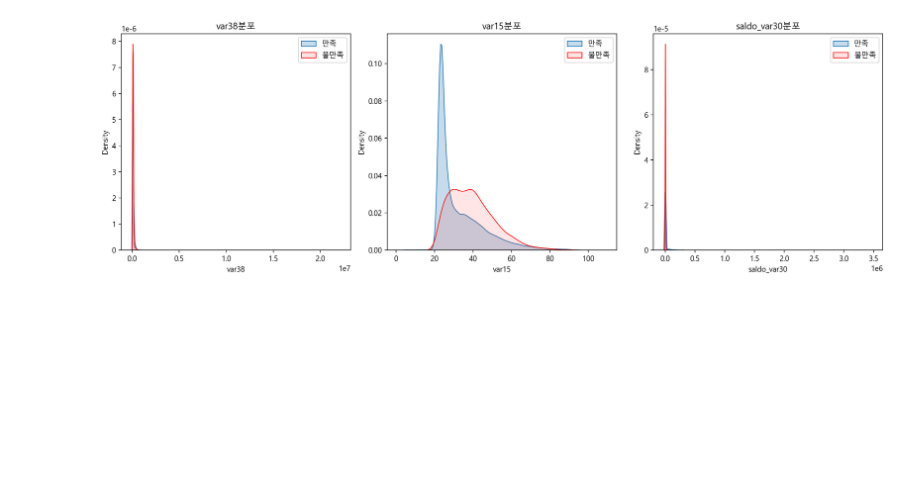
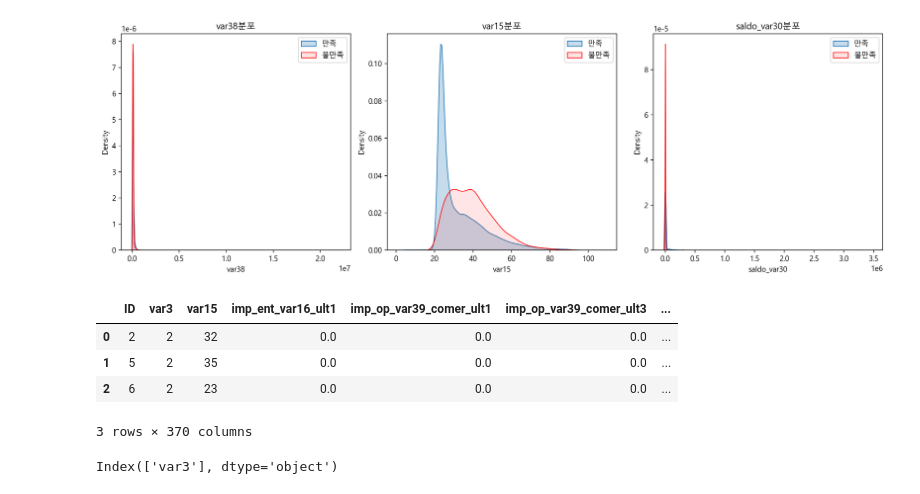
Before and after one commit to jihuikim45/hipython_rep, a Jupyter notebook: 고객만족예측/santander.ipynb, the cells around one changed output. Cells and saved outputs as stored; diff of their text form; code cells hidden in the pictures; blank space fills up the shorter version.

```diff
--- a/고객만족예측/santander.ipynb
+++ b/고객만족예측/santander.ipynb
@@ -733,0 +736,12 @@ This will become an error in seaborn v0.14.0; please update your code.
+# %%
+df_1.head(3)
+# %% [output]
+|  | ID | var3 | var15 | imp_ent_var16_ult1 | imp_op_var39_comer_ult1 | imp_op_var39_comer_ult3 | ... |
+| 0 | 2 | 2 | 32 | 0.0 | 0.0 | 0.0 | ... |
+| 1 | 5 | 2 | 35 | 0.0 | 0.0 | 0.0 | ... |
+| 2 | 6 | 2 | 23 | 0.0 | 0.0 | 0.0 | ... |
+3 rows × 370 columns
+# %%
+df_1.columns[df_1[df_1==-999999.000000].sum() !=0.0]
+# %% [output]
+Index(['var3'], dtype='object')
```
Also changed, not shown: parts of 7 cells of this notebook, 1 other file.
